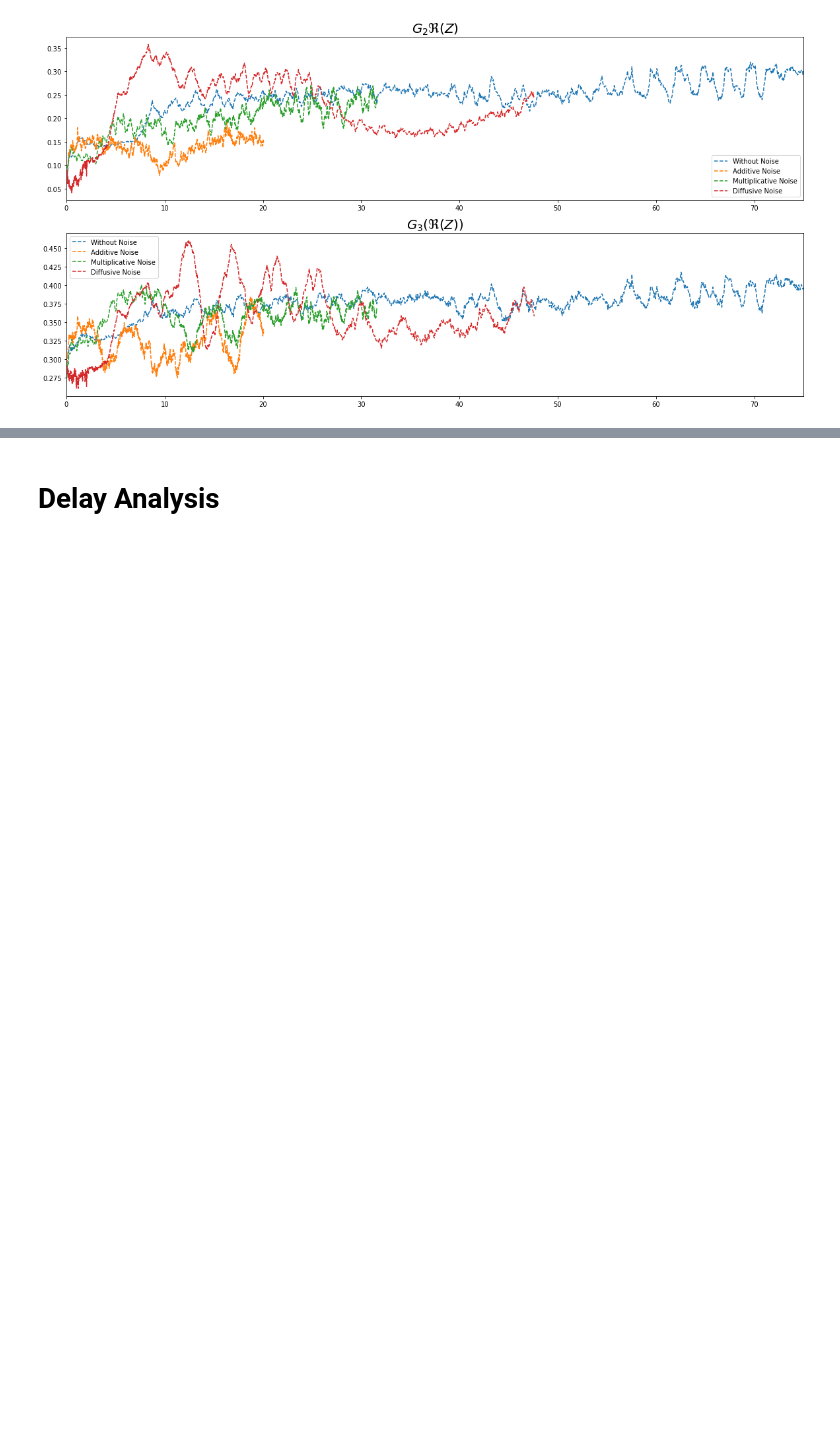
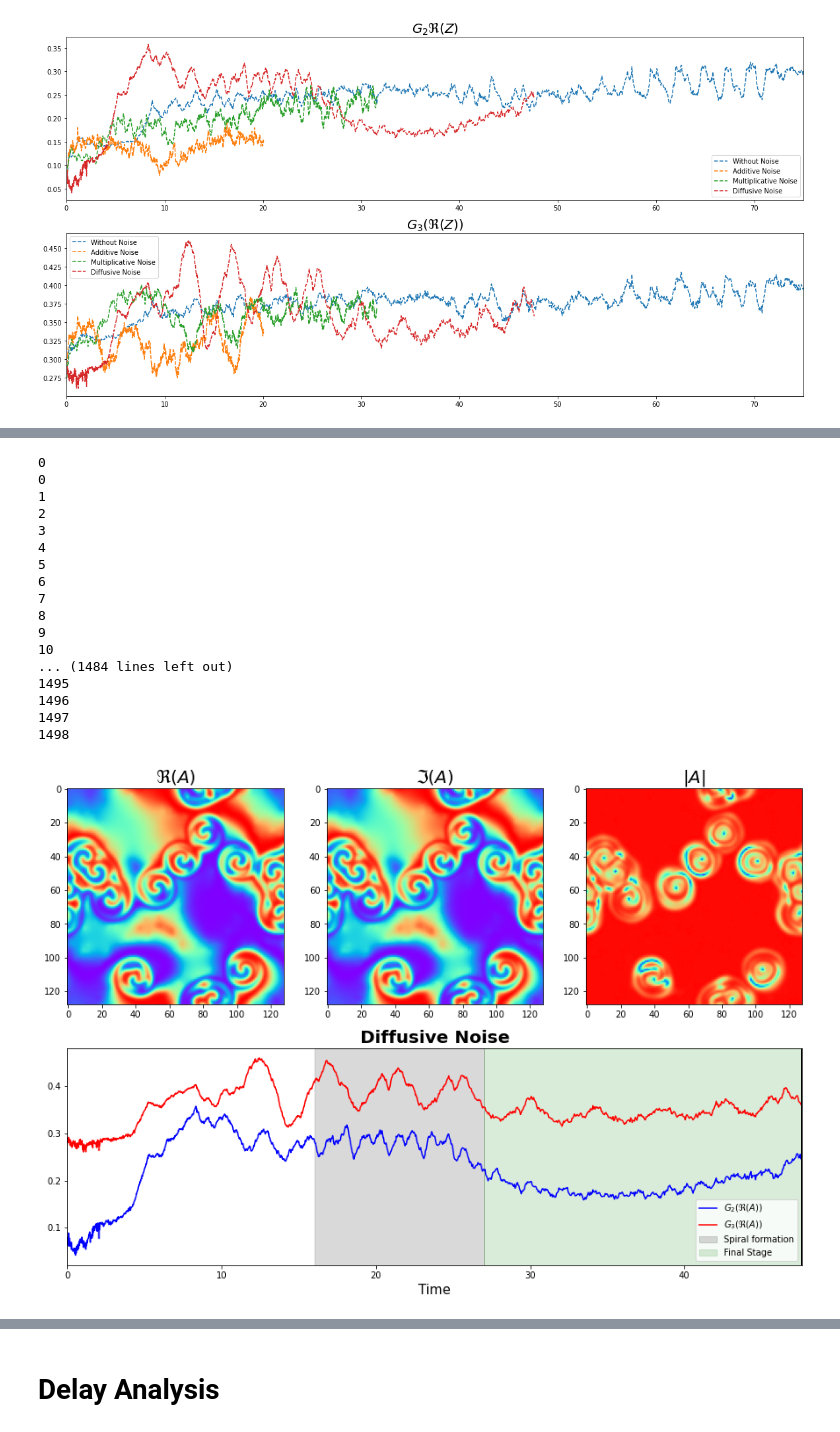
Before and after one commit to rsautter/Noisy-Complex-Ginzburg-Landau, a Jupyter notebook: GPA_Analysis.ipynb, the cells around one changed output, grey strips where cells are left out. Saved outputs shown, nothing was run; the diff lists cells and outputs as text; code cells hidden in the pictures; blank space fills up the shorter version.

```diff
--- a/GPA_Analysis.ipynb
+++ b/GPA_Analysis.ipynb
@@ -401,0 +452,61 @@ plt.show()
+# %%
+diff = pd.read_csv("data/diffusiveNoise/gpa/real.csv")
+tdiff = np.load("data/diffusiveNoise/times.npy")
+data = np.load("data/diffusiveNoise/data.npy")
+times = np.load("data/diffusiveNoise/times.npy")
+# %%
+from matplotlib import animation
+labelSize= 15
+titleSize= 20
+legendSize=15
+
+
+def plotFunc(timeStep):
+    print(timeStep)
+    grid = plt.GridSpec(2, 3)
+
+    plt.subplot(grid[0,0])
+    plt.imshow(np.real(data[timeStep]),cmap='rainbow')
+    plt.title("$\Re(A)$",fontsize=titleSize,fontweight="bold")
+
+    plt.subplot(grid[0,1])
+    plt.imshow(np.real(data[timeStep]),cmap='rainbow')
+    plt.title("$\Im(A)$",fontsize=titleSize,fontweight="bold")
+
+    plt.subplot(grid[0,2])
+    plt.imshow(np.abs(data[timeStep]),cmap='rainbow')
+    plt.title("$|A|$",fontsize=titleSize,fontweight="bold")
+
+    plt.subplot(grid[1,:])
+    plt.plot(tdiff, diff["G2"][:-1], ls= '-',color='blue',label=r"$G_2(\Re(A))$")
+    plt.plot(tdiff, diff["G3"][:-1], ls= '-',color='red', label=r"$G_3(\Re(A))$")
+    plt.xlim(0,max(tdiff))
+    plt.title("Diffusive Noise",fontsize=titleSize,fontweight="bold")
+    plt.axvspan(16,27,alpha=0.15,color='k',label='Spiral formation')
+    plt.axvspan(27,np.max(tdiff),alpha=0.15,color='green',label='Final Stage')
+    plt.xlabel("Time",fontsize=labelSize)
+    plt.axvline(times[timeStep],lw=2,color='k')
+    plt.legend()
+
+figure = plt.figure(figsize=(15,10))
+anim = animation.FuncAnimation(figure, func=plotFunc,frames=np.arange(0,1499), interval=20, repeat=False)
+anim.save('DiffusiveGPA.mp4',dpi=250)
+# %% [output]
+0
+0
+1
+2
+3
+4
+5
+6
+7
+8
+9
+10
+... (1484 lines left out)
+1495
+1496
+1497
+1498
+[figure, added]
```
Also changed, not shown: parts of 4 cells of this notebook, 2 other files.
